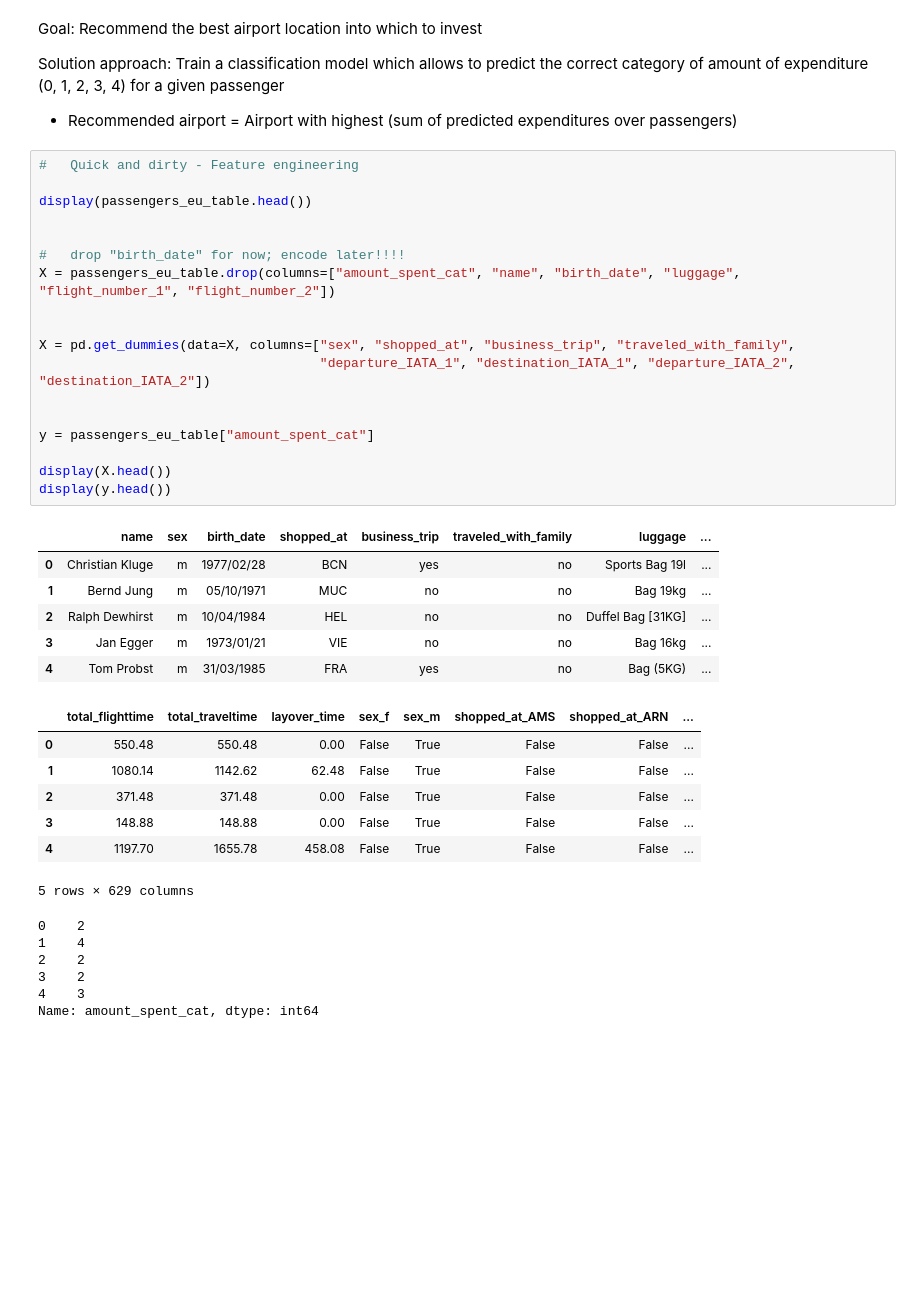
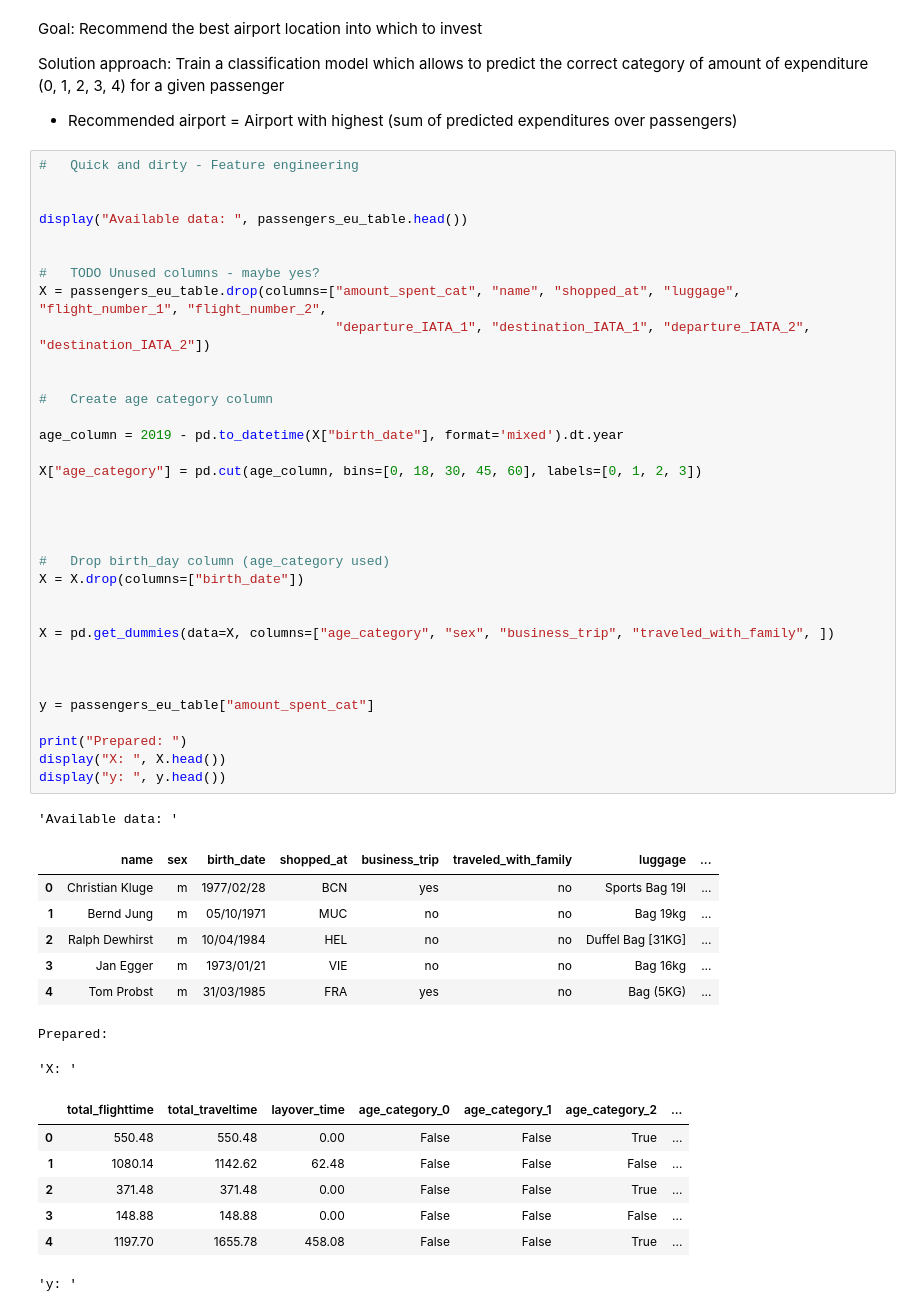
Before and after one commit to lexej/airport-recommendation, a Jupyter notebook: airport_recommenation.ipynb, the cells around one changed output. Drawn from its saved outputs; the diff is of its cells as text; blank space fills up the shorter version.

```diff
--- a/airport_recommenation.ipynb
+++ b/airport_recommenation.ipynb
@@ -177,38 +177,51 @@ Solution approach: Train a classification model which allows to predict the corr
 # %%
 #   Quick and dirty - Feature engineering
 
-display(passengers_eu_table.head())
+
+display("Available data: ", passengers_eu_table.head())
 
 
-#   drop "birth_date" for now; encode later!!!!
-X = passengers_eu_table.drop(columns=["amount_spent_cat", "name", "birth_date", "luggage", "flight_number_1", "flight_number_2"])
+#   TODO Unused columns - maybe yes?
+X = passengers_eu_table.drop(columns=["amount_spent_cat", "name", "shopped_at", "luggage", "flight_number_1", "flight_number_2",
+                                      "departure_IATA_1", "destination_IATA_1", "departure_IATA_2", "destination_IATA_2"])
 
 
-X = pd.get_dummies(data=X, columns=["sex", "shopped_at", "business_trip", "traveled_with_family",
-                                    "departure_IATA_1", "destination_IATA_1", "departure_IATA_2", "destination_IATA_2"])
+#   Create age category column
+
+age_column = 2019 - pd.to_datetime(X["birth_date"], format='mixed').dt.year
+
+X["age_category"] = pd.cut(age_column, bins=[0, 18, 30, 45, 60], labels=[0, 1, 2, 3])
+
+
+
+
+#   Drop birth_day column (age_category used)
+X = X.drop(columns=["birth_date"])
+
+
+X = pd.get_dummies(data=X, columns=["age_category", "sex", "business_trip", "traveled_with_family", ])
+
 
 
 y = passengers_eu_table["amount_spent_cat"]
 
-display(X.head())
-display(y.head())
+print("Prepared: ")
+display("X: ", X.head())
+display("y: ", y.head())
 # %% [output]
+'Available data: '
 |  | name | sex | birth_date | shopped_at | business_trip | traveled_with_family | luggage | ... |
 | 0 | Christian Kluge | m | 1977/02/28 | BCN | yes | no | Sports Bag 19l | ... |
 | 1 | Bernd Jung | m | 05/10/1971 | MUC | no | no | Bag 19kg | ... |
 | 2 | Ralph Dewhirst | m | 10/04/1984 | HEL | no | no | Duffel Bag [31KG] | ... |
 | 3 | Jan Egger | m | 1973/01/21 | VIE | no | no | Bag 16kg | ... |
 | 4 | Tom Probst | m | 31/03/1985 | FRA | yes | no | Bag (5KG) | ... |
+Prepared:
+'X: '
-|  | total_flighttime | total_traveltime | layover_time | sex_f | sex_m | shopped_at_AMS | shopped_at_ARN | ... |
-| 0 | 550.48 | 550.48 | 0.00 | False | True | False | False | ... |
-| 1 | 1080.14 | 1142.62 | 62.48 | False | True | False | False | ... |
-| 2 | 371.48 | 371.48 | 0.00 | False | True | False | False | ... |
-| 3 | 148.88 | 148.88 | 0.00 | False | True | False | False | ... |
-| 4 | 1197.70 | 1655.78 | 458.08 | False | True | False | False | ... |
+|  | total_flighttime | total_traveltime | layover_time | age_category_0 | age_category_1 | age_category_2 | ... |
+| 0 | 550.48 | 550.48 | 0.00 | False | False | True | ... |
+| 1 | 1080.14 | 1142.62 | 62.48 | False | False | False | ... |
+| 2 | 371.48 | 371.48 | 0.00 | False | False | True | ... |
+| 3 | 148.88 | 148.88 | 0.00 | False | False | False | ... |
+| 4 | 1197.70 | 1655.78 | 458.08 | False | False | True | ... |
-5 rows × 629 columns
-0    2
-1    4
-2    2
-3    2
-4    3
-Name: amount_spent_cat, dtype: int64
+'y: '
```
Also changed, not shown: parts of 3 cells of this notebook.
